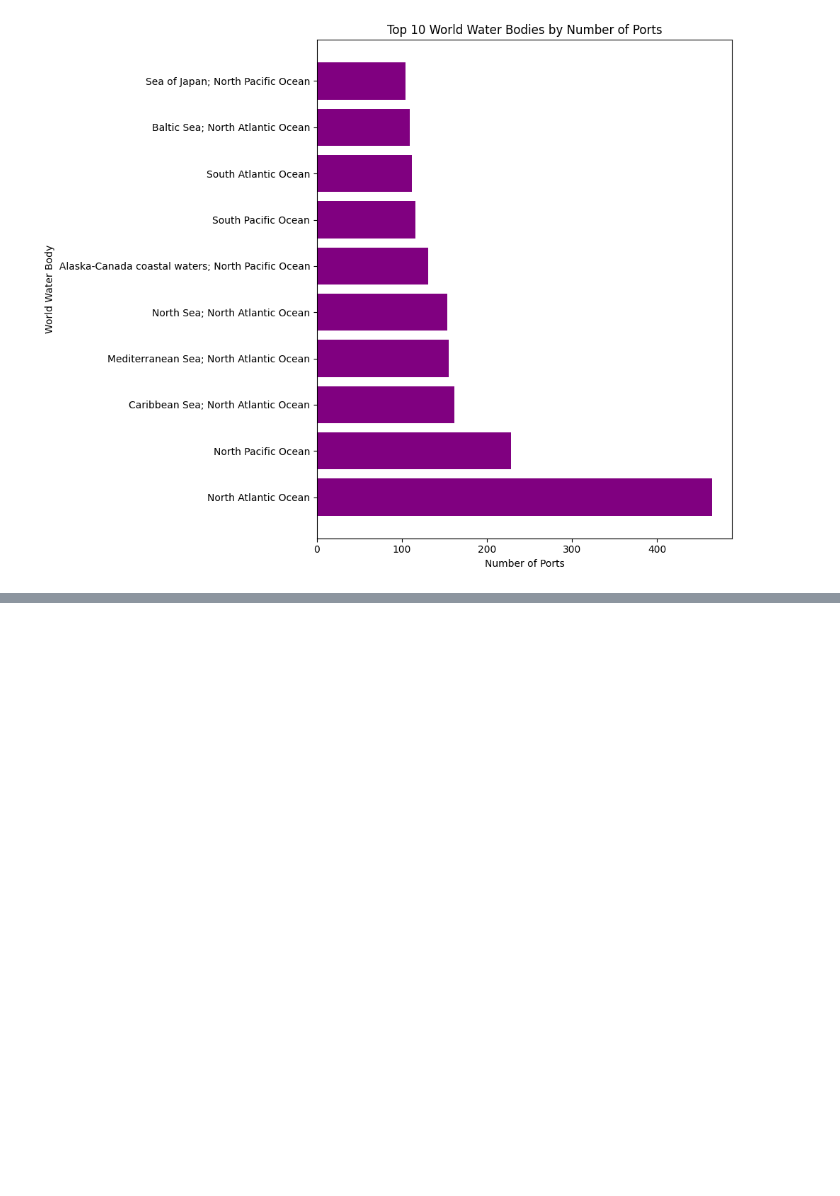
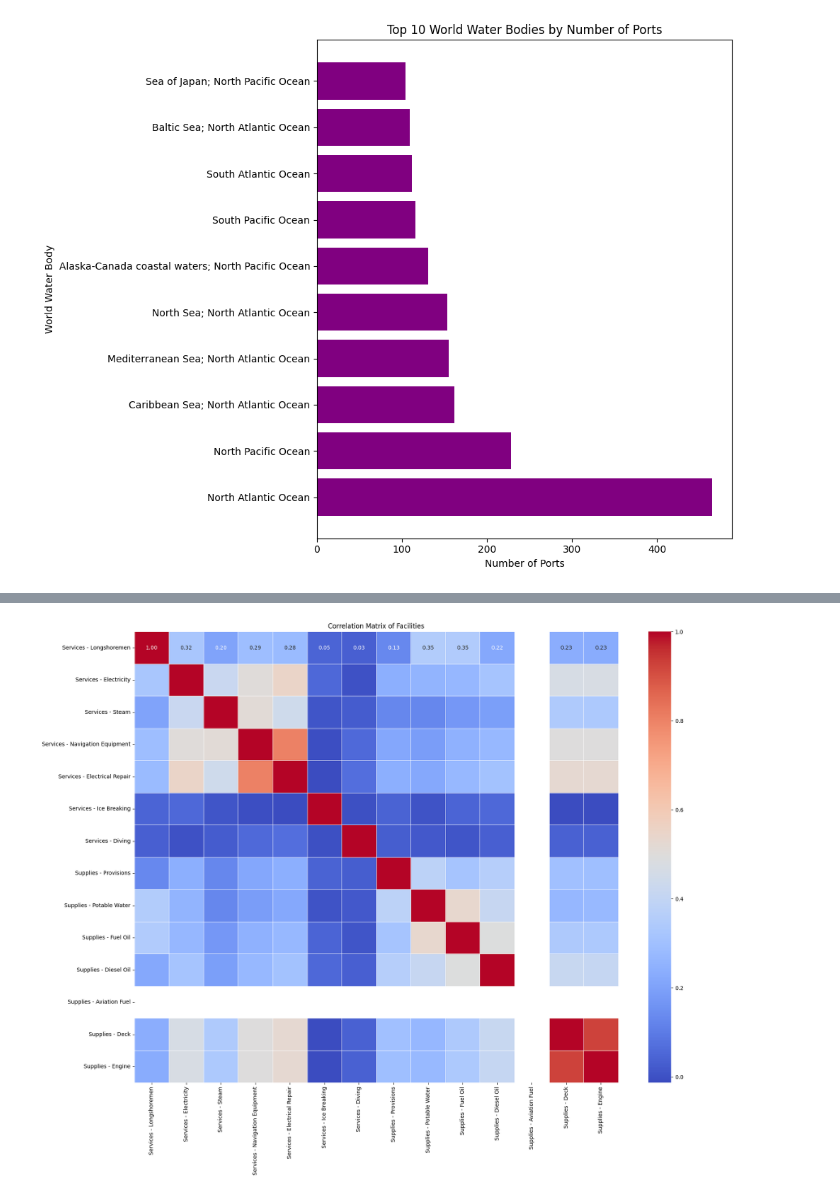
Before and after one commit to mohamadsolouki/Exploratory-Data-Analysis, a Jupyter notebook: EDA.ipynb, the cells around one changed output, grey strips where cells are left out. Cells and saved outputs as stored; diff of their text form; code cells hidden in the pictures; blank space fills up the shorter version.

```diff
--- a/EDA.ipynb
+++ b/EDA.ipynb
@@ -165,25 +169,25 @@ plt.show()
 # %% [output]
 [figure]
 # %%
-# Count the frequency of each facility and service considering the 'Unknown' status
+# Extracting columns related to facilities and services
+facilities_columns = [col for col in df.columns if 'Facility -' in col or 'Supplies -' in col or 'Services -' in col]
+
+# Count the frequency of each facility and service
 facilities_count = df[facilities_columns].apply(pd.Series.value_counts).fillna(0).transpose()
 facilities_count.columns = ['No', 'Unknown', 'Yes']
 facilities_count['Total Ports'] = facilities_count.sum(axis=1)
 
-# Calculate the percentage availability and unknown status
+# Calculate the percentage availability, unavailability, and unknown status
 facilities_count['Percentage Available'] = (facilities_count['Yes'] / facilities_count['Total Ports']) * 100
+facilities_count['Percentage Unavailable'] = (facilities_count['No'] / facilities_count['Total Ports']) * 100
 facilities_count['Percentage Unknown'] = (facilities_count['Unknown'] / facilities_count['Total Ports']) * 100
-facilities_count['Percentage Unavailable'] = (facilities_count['No'] / facilities_count['Total Ports']) * 100
 
 # Sort by percentage availability
 facilities_count = facilities_count.sort_values(by='Percentage Available', ascending=False)
 
-# Most Common Facilities
-most_common_facilities = facilities_count.head(10)
+# Combine the most common and least common facilities into a single DataFrame
+facilities = facilities_count[['Percentage Available', 'Percentage Unavailable', 'Percentage Unknown']]
 
-# Least Common Facilities
-least_common_facilities = facilities_count.tail(10)
-
-print(most_common_facilities)
-print(least_common_facilities)
+# Display all facilities in a tabular format
+facilities
 # %% [output]
@@ -190,0 +246,14 @@ NameError: name 'facilities_columns' is not defined
+# %%
+# Convert the facilities data to numerical format for correlation analysis
+facilities_numerical = df[facilities_columns].replace({'Yes': 1, 'No': 0, 'Unknown': None}).fillna(0)
+
+# Calculate the correlation matrix
+correlation_matrix = facilities_numerical.corr()
+
+# Create a heatmap to visualize the correlation matrix
+plt.figure(figsize=(20, 15))
+sns.heatmap(correlation_matrix, annot=True, cmap='coolwarm', fmt=".2f", linewidths=.5)
+plt.title('Correlation Matrix of Facilities')
+plt.show()
+# %% [output]
+[figure, added]
```
Also changed, not shown: parts of 16 cells of this notebook.
